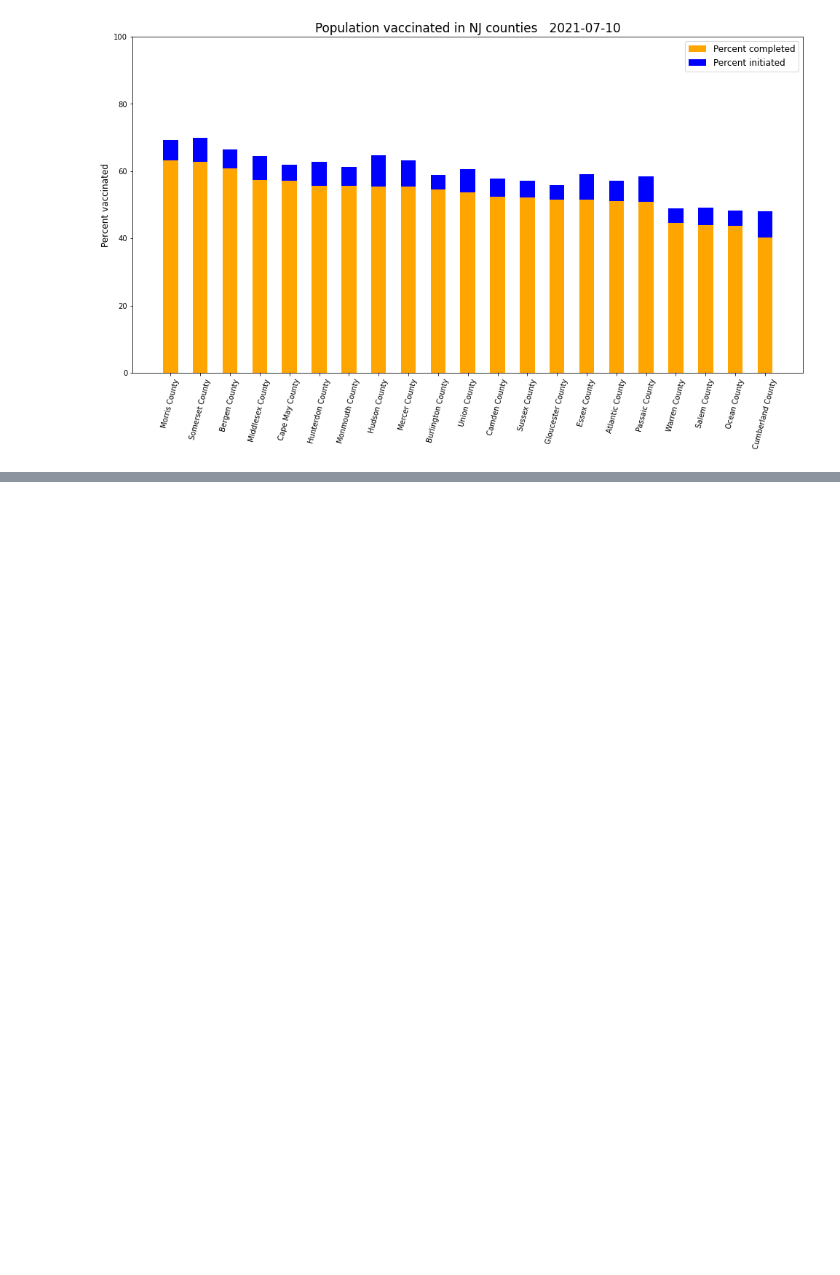
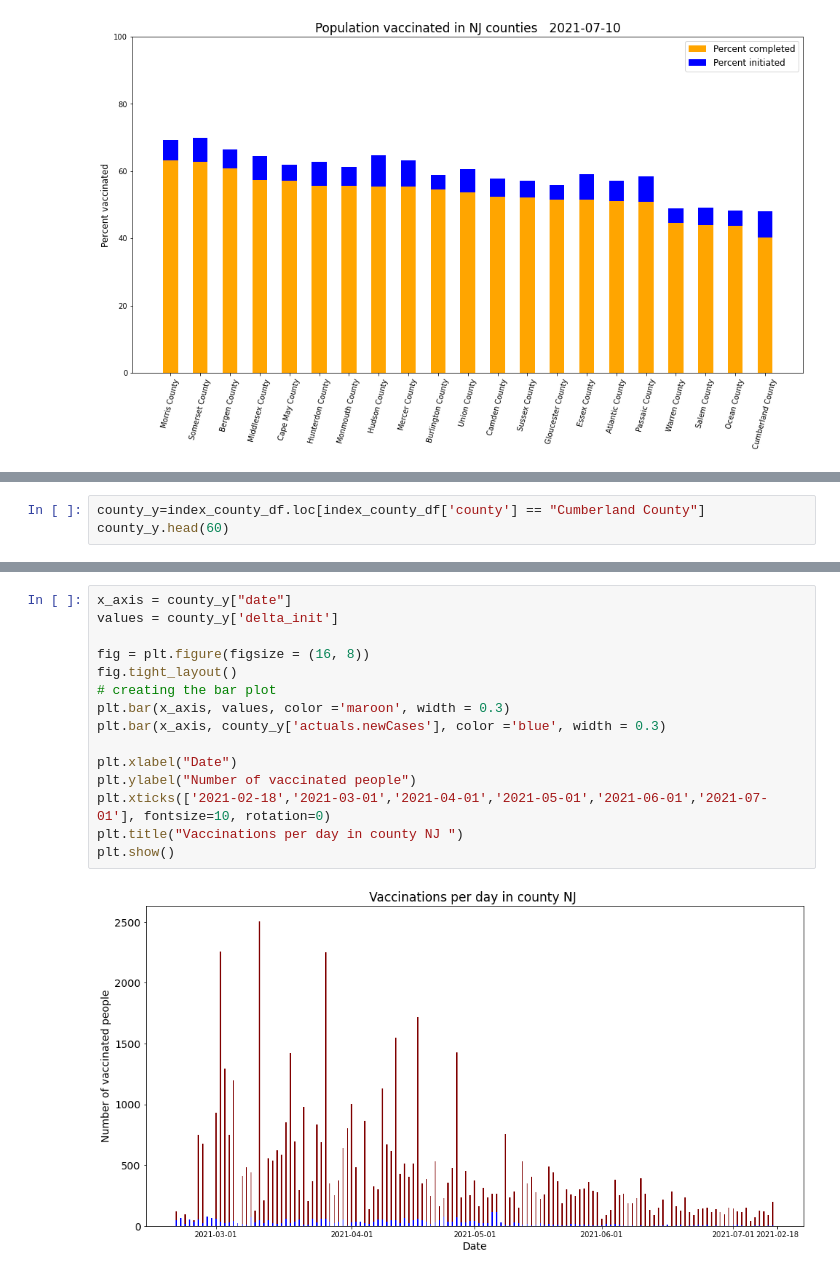
Before and after one commit to melissadiep94/covid19-project, a Jupyter notebook: State_NJ_Covid_time.ipynb, the cells around one changed output, grey strips where cells are left out. Drawn from its saved outputs; the diff is of its cells as text; blank space fills up the shorter version.

```diff
--- a/State_NJ_Covid_time.ipynb
+++ b/State_NJ_Covid_time.ipynb
@@ -148,0 +267,3 @@ plt.show()
+# %%
+county_y=index_county_df.loc[index_county_df['county'] == "Cumberland County"]
+county_y.head(60)
@@ -148,0 +289,17 @@ plt.show()
+# %%
+x_axis = county_y["date"]
+values = county_y['delta_init']
+
+fig = plt.figure(figsize = (16, 8))
+fig.tight_layout()
+# creating the bar plot
+plt.bar(x_axis, values, color ='maroon', width = 0.3)
+plt.bar(x_axis, county_y['actuals.newCases'], color ='blue', width = 0.3)
+
+plt.xlabel("Date")
+plt.ylabel("Number of vaccinated people")
+plt.xticks(['2021-02-18','2021-03-01','2021-04-01','2021-05-01','2021-06-01','2021-07-01'], fontsize=10, rotation=0)
+plt.title("Vaccinations per day in county NJ ")
+plt.show()
+# %% [output]
+[figure, added]
```
Also changed, not shown: parts of 13 cells of this notebook.
